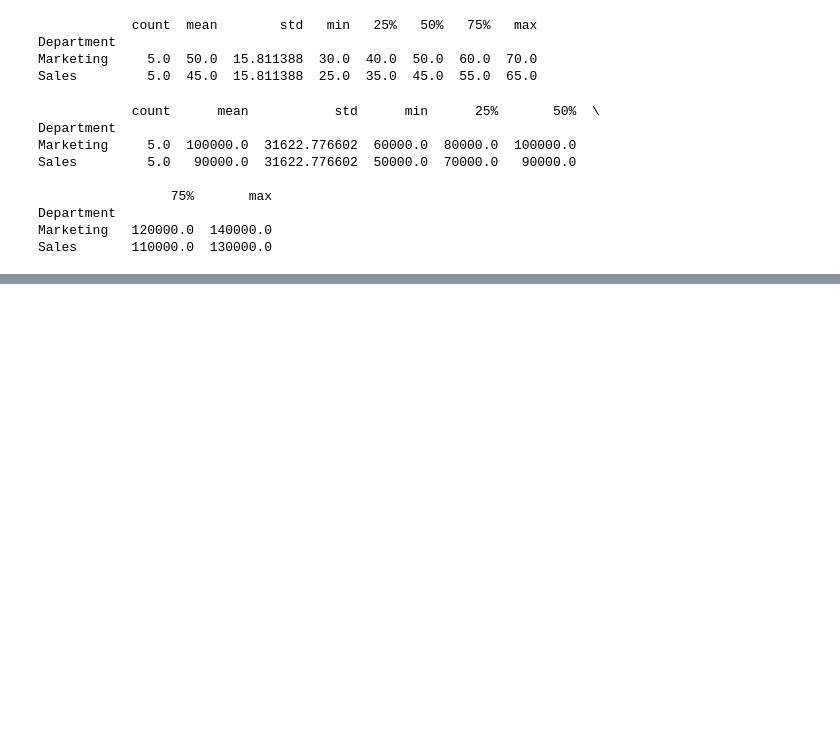
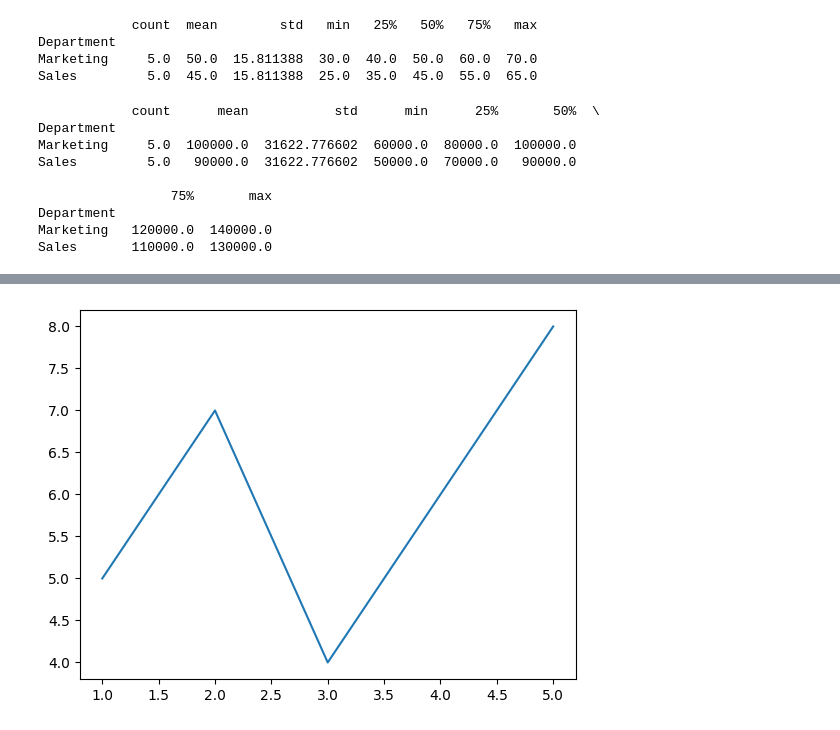
Before and after one commit to Prashantkr57/Python-for-Data-Analyst, a Jupyter notebook: Python_for_Data_Analyst.ipynb, the cells around one changed output, grey strips where cells are left out. Cells and saved outputs as stored; diff of their text form; code cells hidden in the pictures; blank space fills up the shorter version.

```diff
--- a/Python_for_Data_Analyst.ipynb
+++ b/Python_for_Data_Analyst.ipynb
@@ -426,0 +437,14 @@ Sales       110000.0  130000.0
+# %%
+# Importing libraries
+import matplotlib.pyplot as plt
+import numpy as np
+
+# Create Dataset using numpy array
+x = np.array([1, 2, 3, 4, 5])
+y = np.array([5, 7, 4, 6, 8])
+# %%
+# Create a plot, this will generate a basic line chart with x-axis values on the bottom and y-axis values on the left.
+plt.plot(x, y)
+plt.show()
+# %% [output]
+[figure, added]
```
Also changed, not shown: parts of 4 cells of this notebook.
